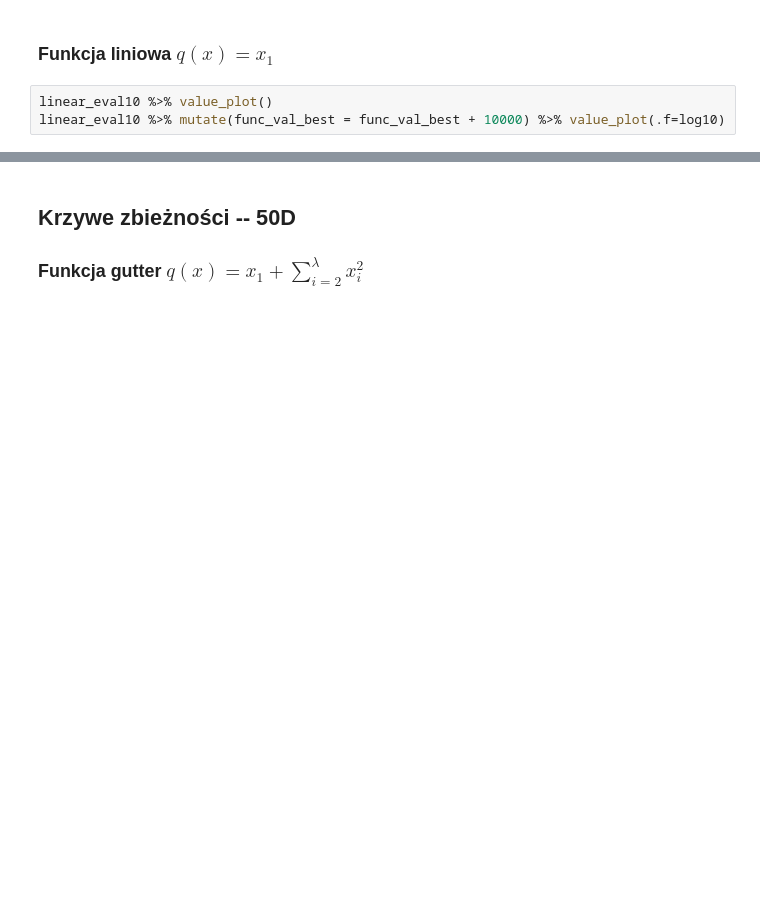
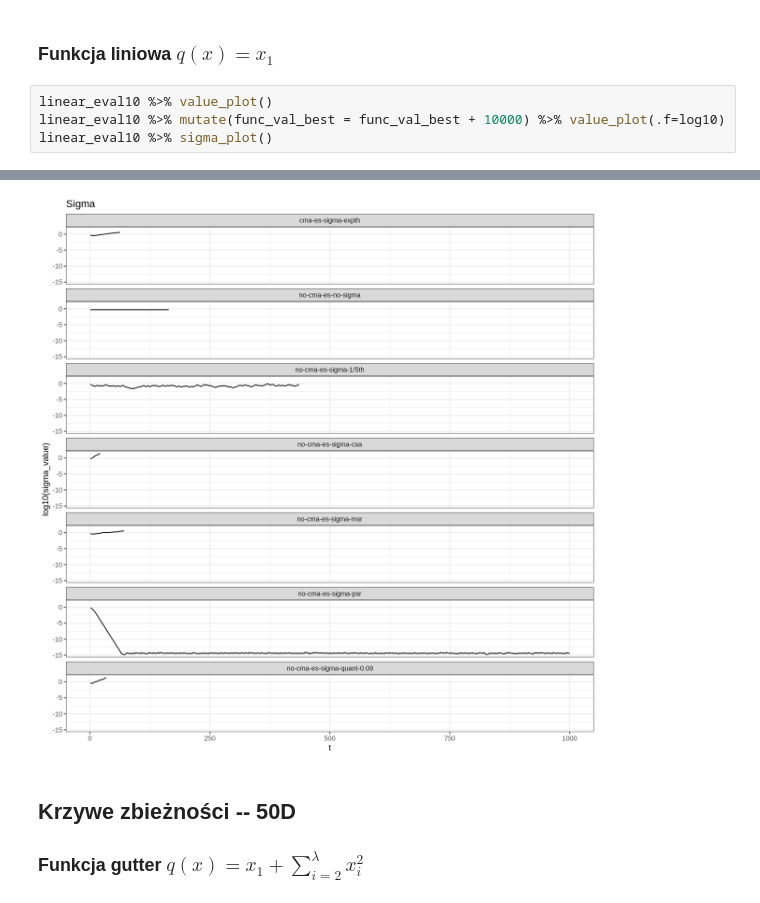
Before and after one commit to ewarchul/cma-es-exp, a Jupyter notebook: notebook/cma-es-sigma-rules.ipynb, the cells around one changed output, grey strips where cells are left out. Cells and saved outputs as stored; diff of their text form; blank space fills up the shorter version.

```diff
--- a/notebook/cma-es-sigma-rules.ipynb
+++ b/notebook/cma-es-sigma-rules.ipynb
@@ -153,9 +157,11 @@ sphere_eval10 %>% value_plot(.f=log10)
 # %%
 linear_eval10 %>% value_plot()
 linear_eval10 %>% mutate(func_val_best = func_val_best + 10000) %>% value_plot(.f=log10)
+linear_eval10 %>% sigma_plot()
 # %% [output]
 [figure]
 [figure]
+[figure, added]
 # %% [markdown]
 ## Krzywe zbieżności -- 50D
 ### Funkcja gutter $q(x) = x_1 + \sum^{\lambda}_{i = 2}x^{2}_{i}$
```
Also changed, not shown: parts of 9 cells of this notebook.
